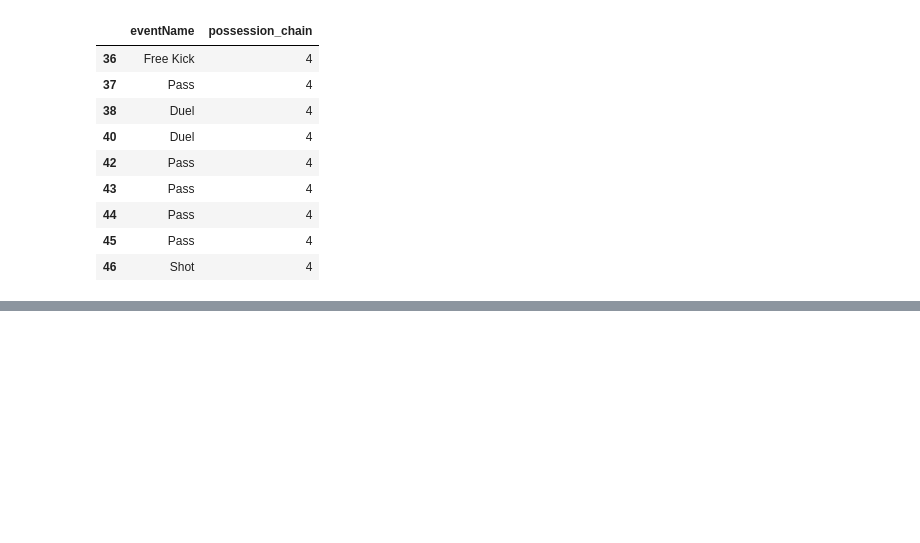
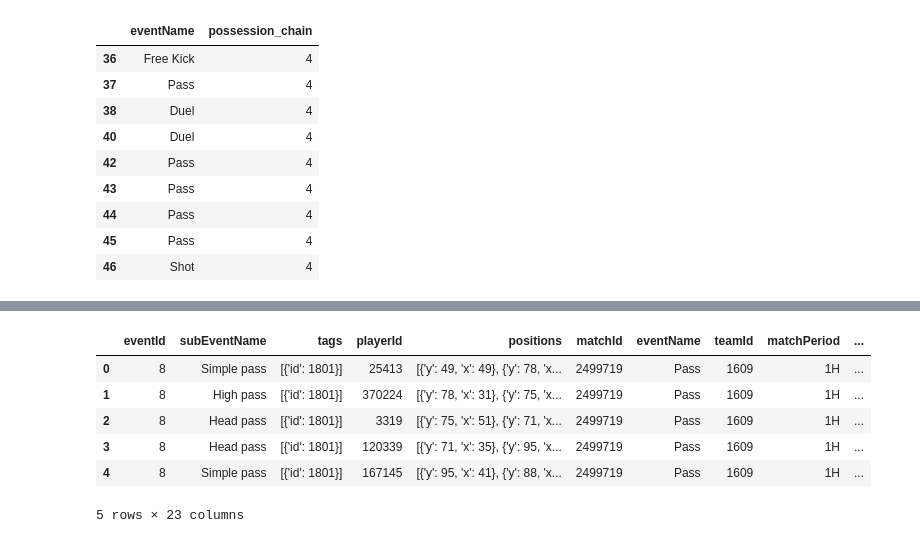
Before and after one commit to MarijnSt/soccermatics, a Jupyter notebook: 4-valuing-actions/1-5-possession-chains.ipynb, the cells around one changed output, grey strips where cells are left out. Cells and saved outputs as stored; diff of their text form; code cells hidden in the pictures; blank space fills up the shorter version.

```diff
--- a/4-valuing-actions/1-5-possession-chains.ipynb
+++ b/4-valuing-actions/1-5-possession-chains.ipynb
@@ -154,0 +162,28 @@ df[df["possession_chain"] == 4][["eventName", "possession_chain"]]
+# %%
+# Filter out events without end coordinates
+df = df[df.apply(lambda x: len(x["positions"]) == 2, axis = 1)]
+
+# Store coordinates in seperate columns
+df["x0"] = df["positions"].apply(lambda cell: (cell[0]["x"]) * 105/100)
+df["x1"] = df["positions"].apply(lambda cell: (cell[1]["x"]) * 105/100)
+df["c0"] = df["positions"].apply(lambda cell: abs(50 - cell[0]["y"]) * 68/100)
+df["c1"] = df["positions"].apply(lambda cell: abs(50 - cell[1]["y"]) * 68/100)
+
+# Assing correct coordinates to shot events
+df.loc[df["eventName"] == "Shot", "x1"] = 105
+df.loc[df["eventName"] == "Shot", "c1"] = 0
+
+# Set y coordinates (only used for plotting)
+df["y0"] = df["positions"].apply(lambda cell: (100 - cell[0]["y"]) * 68/100)
+df["y1"] = df["positions"].apply(lambda cell: (100 - cell[1]["y"]) * 68/100)
+df.loc[df["eventName"] == "Shot", "y1"] = 34
+
+df.head()
+# %% [output]
+|  | eventId | subEventName | tags | playerId | positions | matchId | eventName | teamId | matchPeriod | ... |
+| 0 | 8 | Simple pass | [{'id': 1801}] | 25413 | [{'y': 49, 'x': 49}, {'y': 78, 'x... | 2499719 | Pass | 1609 | 1H | ... |
+| 1 | 8 | High pass | [{'id': 1801}] | 370224 | [{'y': 78, 'x': 31}, {'y': 75, 'x... | 2499719 | Pass | 1609 | 1H | ... |
+| 2 | 8 | Head pass | [{'id': 1801}] | 3319 | [{'y': 75, 'x': 51}, {'y': 71, 'x... | 2499719 | Pass | 1609 | 1H | ... |
+| 3 | 8 | Head pass | [{'id': 1801}] | 120339 | [{'y': 71, 'x': 35}, {'y': 95, 'x... | 2499719 | Pass | 1609 | 1H | ... |
+| 4 | 8 | Simple pass | [{'id': 1801}] | 167145 | [{'y': 95, 'x': 41}, {'y': 88, 'x... | 2499719 | Pass | 1609 | 1H | ... |
+5 rows × 23 columns
```
Also changed, not shown: parts of 3 cells of this notebook.
